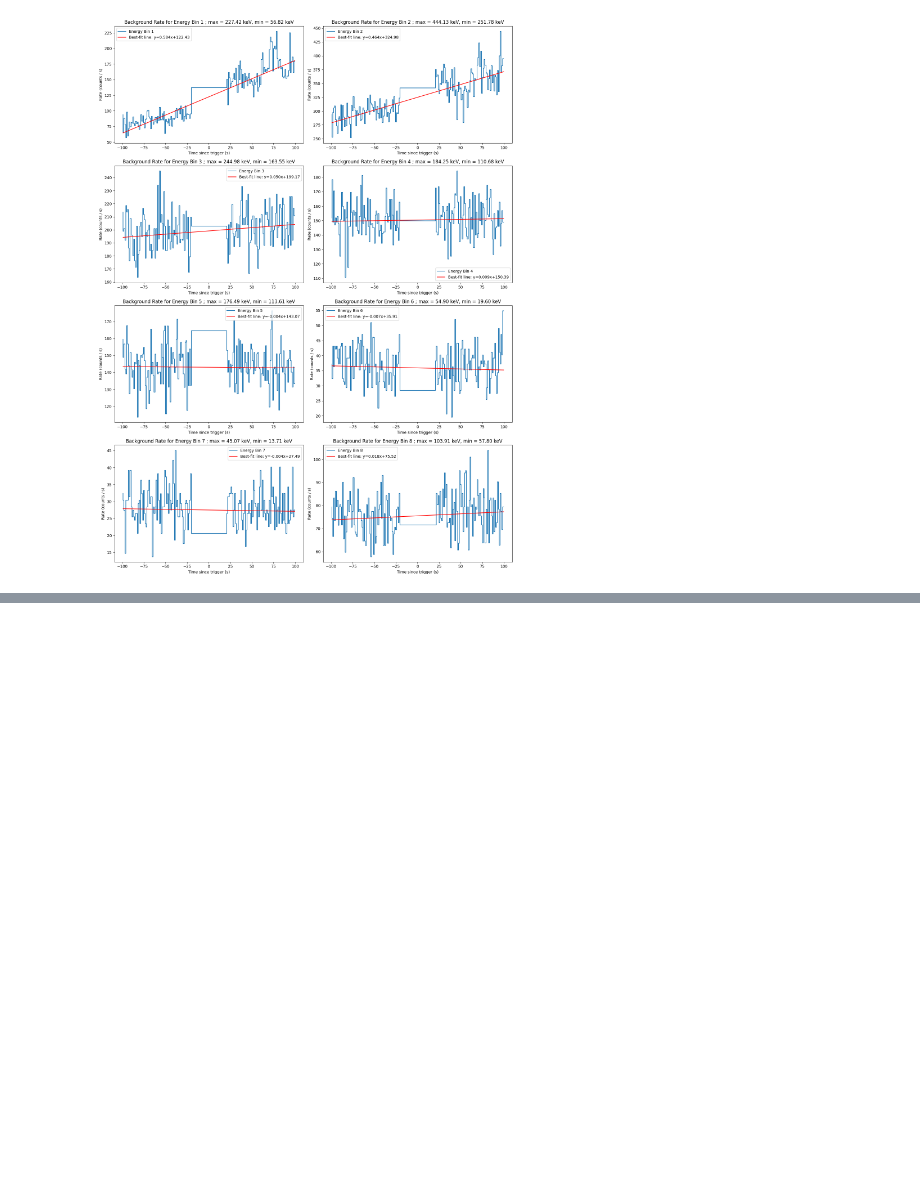
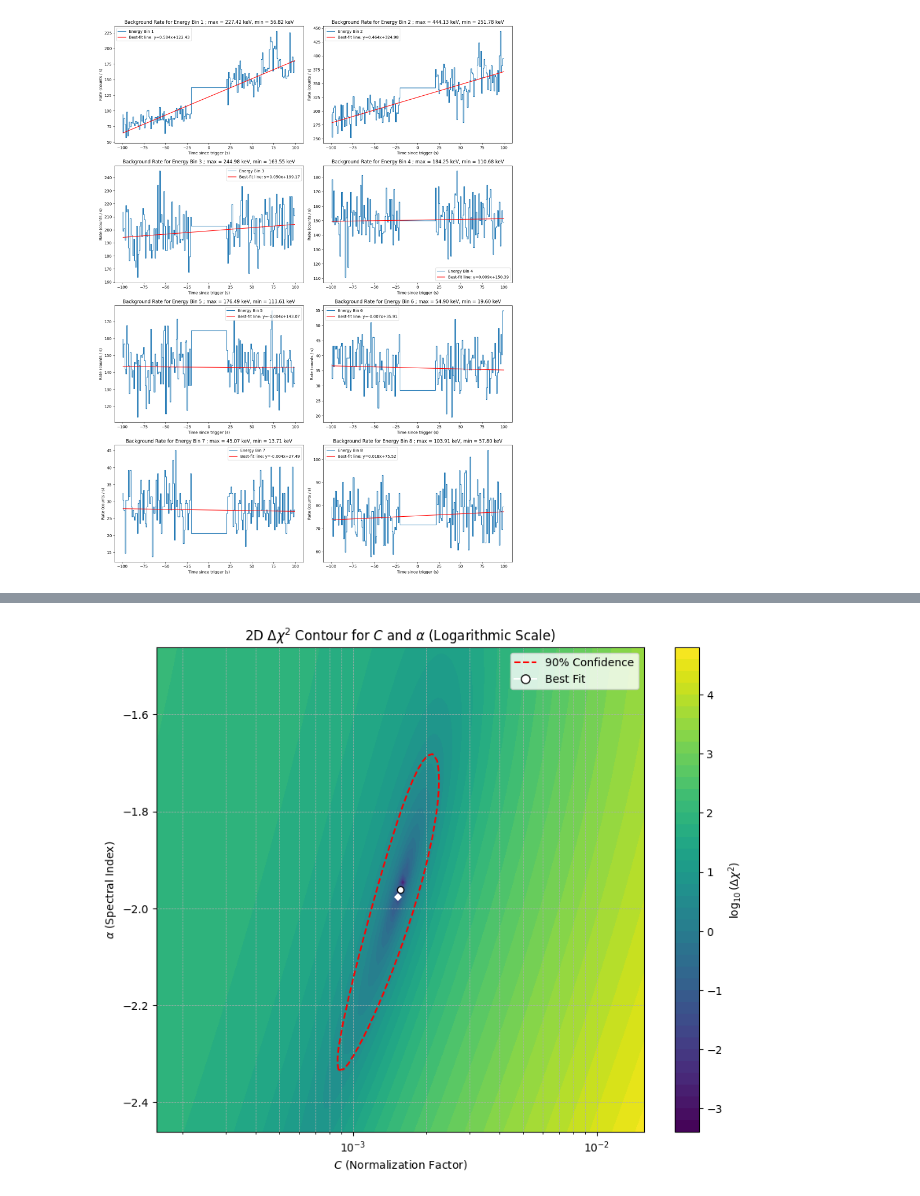
Before and after one commit to aInsan/Astro-97, a Jupyter notebook: Mini Project 2/Adhikari_Insan_mp2.ipynb, the cells around one changed output, grey strips where cells are left out. Saved outputs shown, nothing was run; the diff lists cells and outputs as text; code cells hidden in the pictures; blank space fills up the shorter version.

```diff
--- a/Mini Project 2/Adhikari_Insan_mp2.ipynb
+++ b/Mini Project 2/Adhikari_Insan_mp2.ipynb
@@ -318,0 +657,49 @@ plt.show()
+# %%
+# Define the grid for C and alpha
+C_values = np.logspace(np.log10(best_C) - 1, np.log10(best_C) + 1, 100)
+alpha_values = np.linspace(best_alpha - 0.5, best_alpha + 0.5, 100)
+C_grid, alpha_grid = np.meshgrid(C_values, alpha_values)
+
+# Calculate Chi2 values for the grid
+Chi2_grid = np.zeros_like(C_grid)
+for i in range(C_grid.shape[0]):
+    for j in range(C_grid.shape[1]):
+        Chi2_grid[i, j] = chi2_minimizer(
+            [C_grid[i, j], alpha_grid[i, j]],
+            sub_counts, count_err, signal_exposure, DRM, Photon_Energies, DeltaE
+        )
+
+# Calculate DeltaChi2
+DeltaChi2 = Chi2_grid - np.min(Chi2_grid)
+
+# Plot the 2D heatmap and contour with logarithmic color scale
+plt.figure(figsize=(10, 8))
+contour = plt.contourf(C_grid, alpha_grid, np.log10(DeltaChi2), levels=50, cmap='viridis')
+cbar = plt.colorbar(contour)
+cbar.set_label(r'$\log_{10}(\Delta \chi^2)$')
+
+# Add the 90% confidence contour (without label for now)
+contour_90 = plt.contour(C_grid, alpha_grid, DeltaChi2, levels=[4.605], colors='red', linewidths=1.5, linestyles='--')
+
+# Plot the best-fit point (without label for now)
+best_fit_point = plt.scatter(best_C, best_alpha, color='white', edgecolor='black')
+
+# Set plot properties
+plt.xscale('log')
+plt.xlabel(r'$C$ (Normalization Factor)')
+plt.ylabel(r'$\alpha$ (Spectral Index)')
+plt.title(r'2D $\Delta \chi^2$ Contour for $C$ and $\alpha$ (Logarithmic Scale)')
+
+# Create custom legend with both elements
+from matplotlib.lines import Line2D
+legend_elements = [
+    Line2D([0], [0], color='red', lw=1.5, linestyle='--', label='90% Confidence'),
+    Line2D([0], [0], marker='o', color='w', markerfacecolor='white',
+           markeredgecolor='black', markersize=8, label='Best Fit')
+]
+plt.legend(handles=legend_elements)
+
+plt.grid(True, which="both", linestyle="--", linewidth=0.5)
+plt.show()
+# %% [output]
+[figure, added]
```
Also changed, not shown: parts of 26 cells of this notebook, 9 other files.
